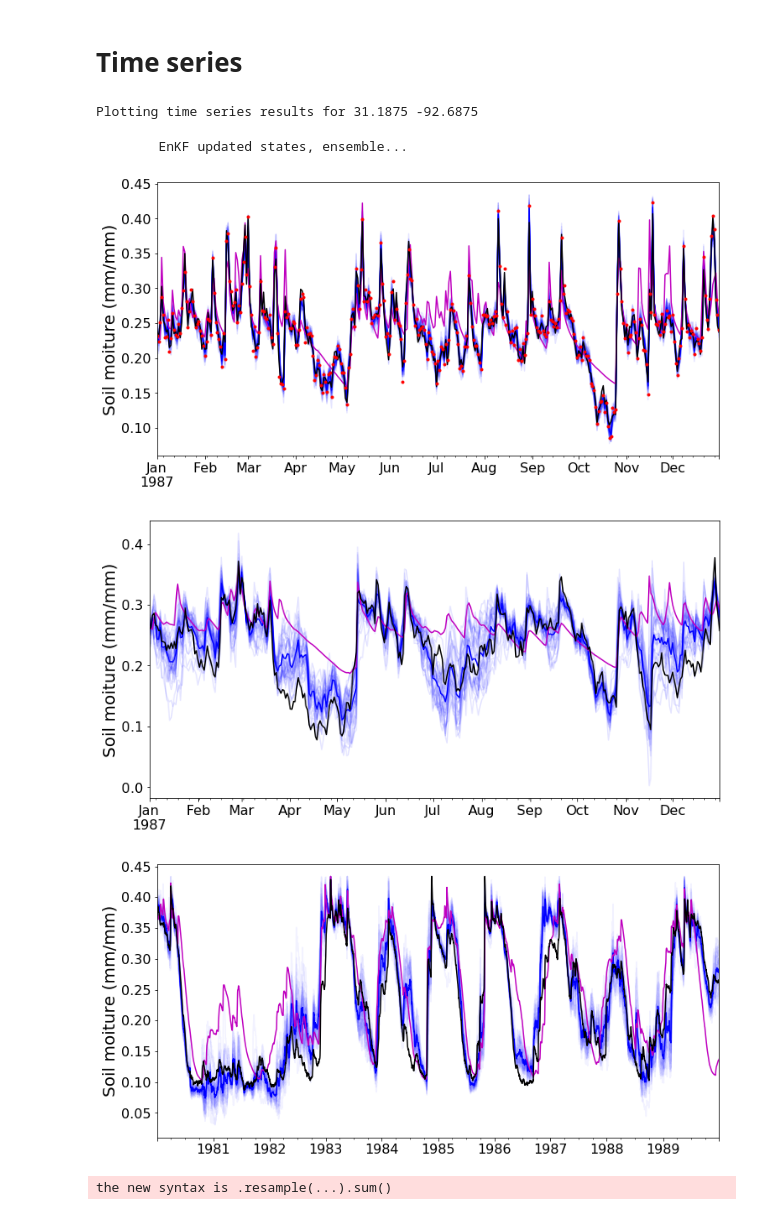
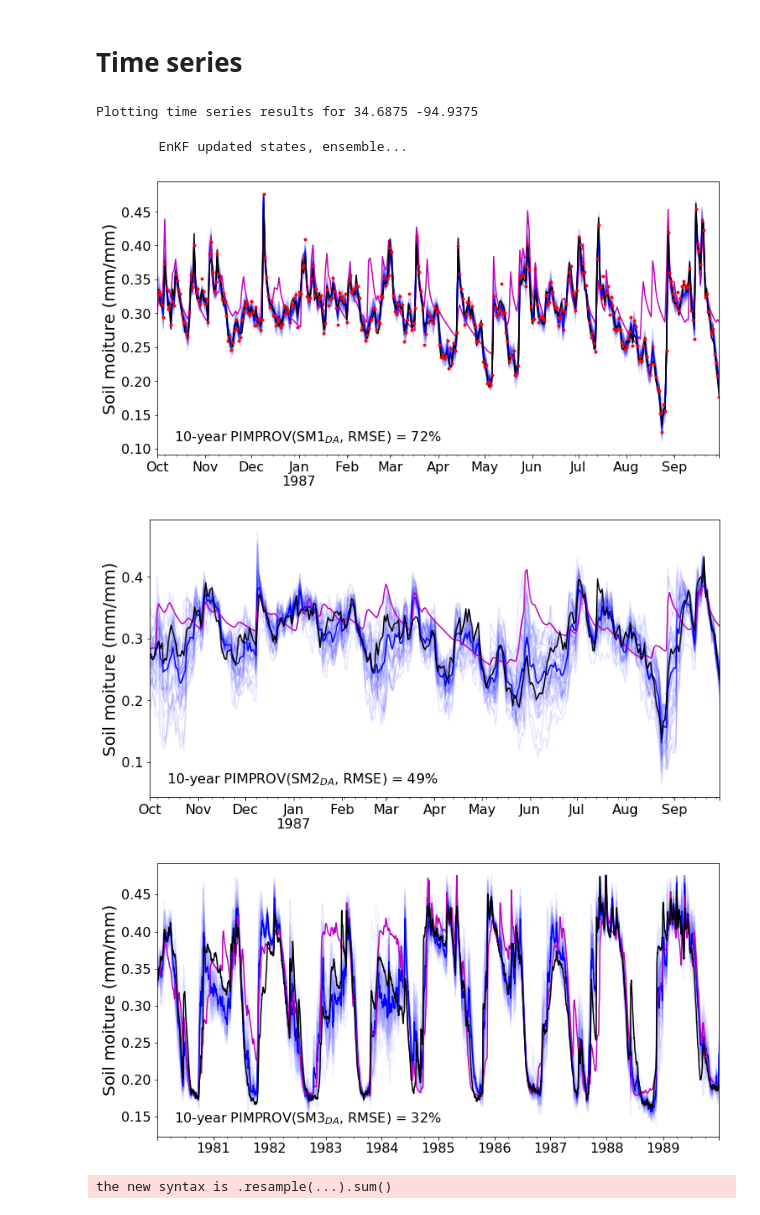
Before and after one commit to UW-Hydro/dual_DA_SMAP, a Jupyter notebook: tools/plot_analyze_results/plot_DA_maps.ipynb, the cells around one changed output. Drawn from its saved outputs; the diff is of its cells as text; code cells hidden in the pictures.

```diff
--- a/tools/plot_analyze_results/plot_DA_maps.ipynb
+++ b/tools/plot_analyze_results/plot_DA_maps.ipynb
@@ -26,7 +28,7 @@ from analysis_utils import (
 # ========================================================== #
 # --- Load in config file --- #
 cfg = read_configobj('/civil/hydro/ymao/data_assim/tools/plot_analyze_results/cfg/' \
-                     '20170611.ArkRed.sm1_5.sm2_5.R_1.N32.Maurer_param/' \
+                     '20170815.ArkRed.sm1_5.sm2_5.R_1.N32.Maurer_param/' \
                      'plot.EnKF_results.random1.cfg')
 
 # --- Number of processors --- #
@@ -555,9 +663,9 @@ cs = pimprov_postMean_dailyRunoff_rmse.where(da_domain==1).plot.pcolormesh(
 #cbar = plt.colorbar(cs, extend='both')
 #cbar.set_label('Percentage (%)', fontsize=20)
 plt.title("")
-# Make plot looks better
-for t in cbar.ax.get_yticklabels():
-    t.set_fontsize(16)
+# # Make plot looks better
+# for t in cbar.ax.get_yticklabels():
+#     t.set_fontsize(16)
 #gl.xlabel_style = {'size': 20}
 #gl.ylabel_style = {'size': 20}
 fig.savefig(os.path.join(output_maps_dir,
@@ -581,9 +689,9 @@ cs = pimprov_postMean_dailyBaseflow_rmse.where(da_domain==1).plot.pcolormesh(
 #cbar = plt.colorbar(cs, extend='both')
 #cbar.set_label('Percentage (%)', fontsize=20)
 plt.title("")
-# Make plot looks better
-for t in cbar.ax.get_yticklabels():
-    t.set_fontsize(16)
+# # Make plot looks better
+# for t in cbar.ax.get_yticklabels():
+#     t.set_fontsize(16)
 #gl.xlabel_style = {'size': 20}
 #gl.ylabel_style = {'size': 20}
 fig.savefig(os.path.join(output_maps_dir,
@@ -607,9 +715,9 @@ cs = pimprov_postMean_dailyTotrunoff_rmse.where(da_domain==1).plot.pcolormesh(
 #cbar = plt.colorbar(cs, extend='both')
 #cbar.set_label('Percentage (%)', fontsize=20)
 plt.title("")
-# Make plot looks better
-for t in cbar.ax.get_yticklabels():
-    t.set_fontsize(16)
+# # Make plot looks better
+# for t in cbar.ax.get_yticklabels():
+#     t.set_fontsize(16)
 #gl.xlabel_style = {'size': 20}
 #gl.ylabel_style = {'size': 20}
 fig.savefig(os.path.join(output_maps_dir,
@@ -623,14 +813,14 @@ fig.savefig(os.path.join(output_maps_dir,
 # Time series
 # %%
 # === 36.0625, -102.0625 === #
-lat = 31.1875
-lon = -92.6875
+lat = 34.6875
+lon = -94.9375
 print('Plotting time series results for {} {}'.format(lat, lon))
 
-zoomin_start_time = '1987-01-01'
-zoomin_end_time = '1987-12-31'
+zoomin_start_time = '1986-10-01'
+zoomin_end_time = '1987-09-30'
 # %% [output]
-Plotting time series results for 31.1875 -92.6875
+Plotting time series results for 34.6875 -94.9375
 # %%
 # --- EnKF updated states, ensemble --- #
 print('\tEnKF updated states, ensemble...')
@@ -700,6 +890,12 @@ ts_meas = da_meas.sel(lat=lat, lon=lon).to_series().truncate(
 ts_meas.plot(color='r', style='.',
              label='Measurement',
              legend=False)
+# Add text about PIMPROV
+plt.text(0.03, 0.1,
+         "10-year PIMPROV(SM1$_{{DA}}$, RMSE) = {:.0f}%\n".format(
+             float(pimprov_EnKF_sm1_rmse.loc[lat, lon].values)),
+         horizontalalignment='left',
+         verticalalignment='top', transform=ax.transAxes, fontsize=16)
 # Make plot looks better
 plt.xlabel("", fontsize=16)
 plt.ylabel('Soil moiture (mm/mm)', fontsize=20)
@@ -712,7 +908,7 @@ for t in ax.get_yticklabels():
 fig.savefig(os.path.join(output_ts_dir, '{}_{}.sm1.zoomin.png'.format(lat, lon)),
             format='png', bbox_inches='tight', pad_inches=0)
 # %% [output]
-[figure, old version]
+[figure, new version]
 # %%
 # # Interactive
 # output_file(os.path.join(output_ts_dir, '{}_{}.sm1.html'.format(lat, lon)))
@@ -783,6 +979,12 @@ ts_truth = ds_truth_states['SOIL_MOISTURE'].sel(
 ts_truth.plot(color='k', style='-',
               label='Truth',
               legend=False)
+# Add text about PIMPROV
+plt.text(0.03, 0.1,
+         "10-year PIMPROV(SM2$_{{DA}}$, RMSE) = {:.0f}%\n".format(
+             float(pimprov_EnKF_sm2_rmse.loc[lat, lon].values)),
+         horizontalalignment='left',
+         verticalalignment='top', transform=ax.transAxes, fontsize=16)
 # Make plot looks better
 plt.xlabel("", fontsize=16)
 plt.ylabel('Soil moiture (mm/mm)', fontsize=20)
@@ -795,4 +997,4 @@ for t in ax.get_yticklabels():
 fig.savefig(os.path.join(output_ts_dir, '{}_{}.sm2.zoomin.png'.format(lat, lon)),
             format='png', bbox_inches='tight', pad_inches=0)
 # %% [output]
-[figure, old version]
+[figure, new version]
@@ -820,31 +1046,37 @@ for i, ts in enumerate(list_ts_to_plot_sm3):
 # plot ensemble-mean updated states
 ts_post_mean = ds_EnKF_states['SOIL_MOISTURE'].sel(
     nlayer=2, lat=lat, lon=lon).to_series() / depth3_cell
 ts_post_mean.plot(color='b', style='-',
                  label='Open-loop',
                  legend=False)
 # plot open-loop
 ts_openloop = ds_openloop_states['SOIL_MOISTURE'].sel(
     nlayer=2, lat=lat, lon=lon).to_series() / depth3_cell
 ts_openloop.plot(color='m', style='-',
                  label='Open-loop',
                  legend=False)
 # plot truth
 ts_truth = ds_truth_states['SOIL_MOISTURE'].sel(
     nlayer=2, lat=lat, lon=lon).to_series() / depth3_cell
 ts_truth.plot(color='k', style='-',
               label='Truth',
               legend=False)
+# Add text about PIMPROV
+plt.text(0.03, 0.1,
+         "10-year PIMPROV(SM3$_{{DA}}$, RMSE) = {:.0f}%\n".format(
+             float(pimprov_EnKF_sm3_rmse.loc[lat, lon].values)),
+         horizontalalignment='left',
+         verticalalignment='top', transform=ax.transAxes, fontsize=16)
 # Make plot looks better
 plt.xlabel("", fontsize=16)
 plt.ylabel('Soil moiture (mm/mm)', fontsize=20)
 plt.title("")
 for t in ax.get_xticklabels():
     t.set_fontsize(16)
 for t in ax.get_yticklabels():
     t.set_fontsize(16)
 # Save figure
 fig.savefig(os.path.join(output_ts_dir, '{}_{}.sm3.png'.format(lat, lon)),
             format='png', bbox_inches='tight', pad_inches=0)
 # %% [output]
-[figure, old version]
+[figure, new version]
```
Also changed, not shown: parts of 18 cells of this notebook, 1 other file.
